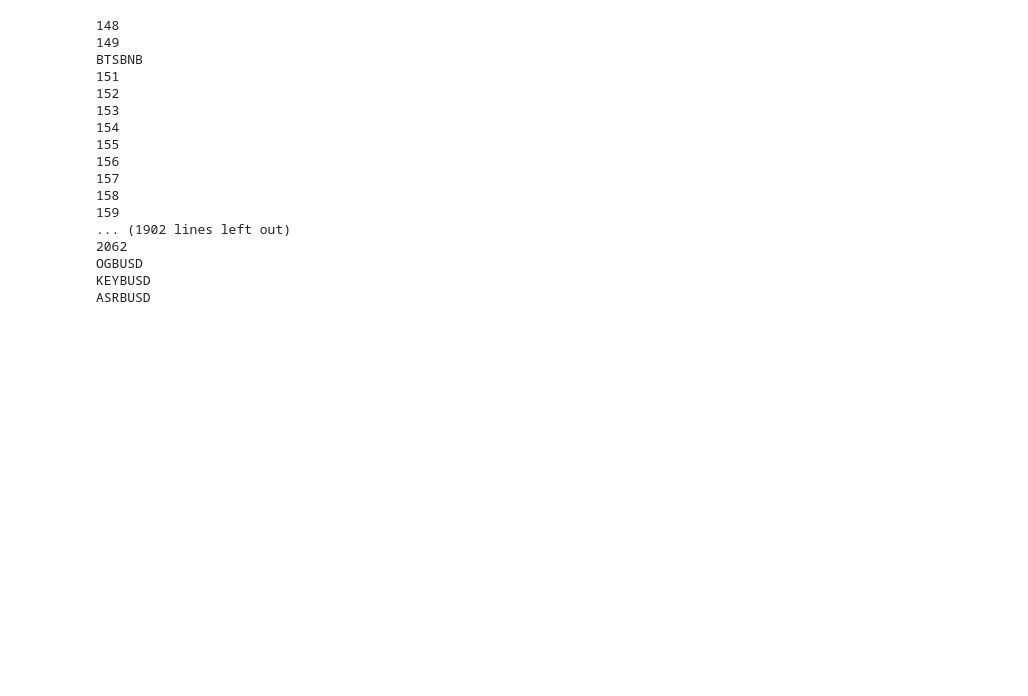
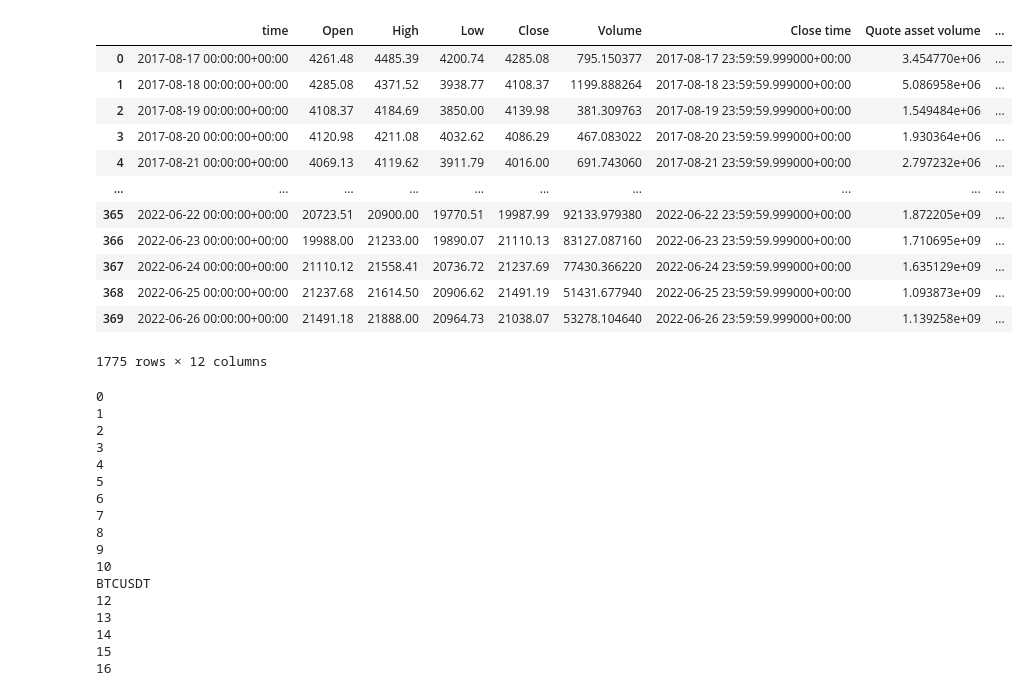
Before and after one commit to Cholianlll/Quant_Crypto, a Jupyter notebook: Crypto_analysis/Network analysis on cryptocurrency/dataobtain.ipynb, the cells around one changed output. Saved outputs shown, nothing was run; the diff lists cells and outputs as text; code cells hidden in the pictures; blank space fills up the shorter version.

Commit message:
data obtain

```diff
--- a/Crypto_analysis/Network analysis on cryptocurrency/dataobtain.ipynb
+++ b/Crypto_analysis/Network analysis on cryptocurrency/dataobtain.ipynb
@@ -72,3 +105,41 @@ def token_pct(symbol):
+# %%
+symbol = 'BTCUSDT'
+interval = '1d'
+startTime = '2015-12-30 00:00:00'
+startTime = time_format(startTime)
+
+endTime = '2022-06-26 00:00:00'
+endTime = time_format(endTime)
+
+def token_pct(symbol):
+    data = Long_data(symbol,startTime,endTime,interval)
+    data[symbol] = (data.Close/data.Open - 1)*100
+    data.time = data.time.dt.strftime('%Y-%m-%d')
+    data = data[['time',symbol]]
+    return data
+
+def token_(symbol):
+    data = Long_data(symbol,startTime,endTime,interval)
+    data[symbol] = (data.Close/data.Open - 1)*100
+    data.time = data.time.dt.strftime('%Y-%m-%d')
+    data = data[['time',symbol]]
+    return data
+# %%
+Long_data(symbol,startTime,endTime,interval)
+# %% [output]
+|  | time | Open | High | Low | Close | Volume | Close time | Quote asset volume | ... |
+| 0 | 2017-08-17 00:00:00+00:00 | 4261.48 | 4485.39 | 4200.74 | 4285.08 | 795.150377 | 2017-08-17 23:59:59.999000+00:00 | 3.454770e+06 | ... |
+| 1 | 2017-08-18 00:00:00+00:00 | 4285.08 | 4371.52 | 3938.77 | 4108.37 | 1199.888264 | 2017-08-18 23:59:59.999000+00:00 | 5.086958e+06 | ... |
+| 2 | 2017-08-19 00:00:00+00:00 | 4108.37 | 4184.69 | 3850.00 | 4139.98 | 381.309763 | 2017-08-19 23:59:59.999000+00:00 | 1.549484e+06 | ... |
+| 3 | 2017-08-20 00:00:00+00:00 | 4120.98 | 4211.08 | 4032.62 | 4086.29 | 467.083022 | 2017-08-20 23:59:59.999000+00:00 | 1.930364e+06 | ... |
+| 4 | 2017-08-21 00:00:00+00:00 | 4069.13 | 4119.62 | 3911.79 | 4016.00 | 691.743060 | 2017-08-21 23:59:59.999000+00:00 | 2.797232e+06 | ... |
+| ... | ... | ... | ... | ... | ... | ... | ... | ... | ... |
+| 365 | 2022-06-22 00:00:00+00:00 | 20723.51 | 20900.00 | 19770.51 | 19987.99 | 92133.979380 | 2022-06-22 23:59:59.999000+00:00 | 1.872205e+09 | ... |
+| 366 | 2022-06-23 00:00:00+00:00 | 19988.00 | 21233.00 | 19890.07 | 21110.13 | 83127.087160 | 2022-06-23 23:59:59.999000+00:00 | 1.710695e+09 | ... |
+| 367 | 2022-06-24 00:00:00+00:00 | 21110.12 | 21558.41 | 20736.72 | 21237.69 | 77430.366220 | 2022-06-24 23:59:59.999000+00:00 | 1.635129e+09 | ... |
+| 368 | 2022-06-25 00:00:00+00:00 | 21237.68 | 21614.50 | 20906.62 | 21491.19 | 51431.677940 | 2022-06-25 23:59:59.999000+00:00 | 1.093873e+09 | ... |
+| 369 | 2022-06-26 00:00:00+00:00 | 21491.18 | 21888.00 | 20964.73 | 21038.07 | 53278.104640 | 2022-06-26 23:59:59.999000+00:00 | 1.139258e+09 | ... |
+1775 rows × 12 columns
 # %%
 url_path = '/api/v3/exchangeInfo'
 params = {
@@ -83,5 +152,7 @@ error_coin = []
 # %%
-for i in range(148,len(symbols_ls)):
+all_data = []
+error_coin = []
+for i in range(len(symbols_ls)):
     time.sleep(random.randint(1,9)*0.1)
     try:
         dt = token_pct(symbols_ls[i])
@@ -91,20 +162,20 @@ for i in range(148,len(symbols_ls)):
         print(symbols_ls[i])
         error_coin.append(symbols_ls[i])
 # %% [output]
-148
-149
-BTSBNB
-151
-152
-153
-154
-155
-156
-157
-158
-159
-... (1902 lines left out)
-2062
-OGBUSD
-KEYBUSD
-ASRBUSD
+0
+1
+2
+3
+4
+5
+6
+7
+8
+9
+10
+BTCUSDT
+12
+13
+14
+15
+16
```
Also changed, not shown: parts of 17 cells of this notebook, 1 other file.
